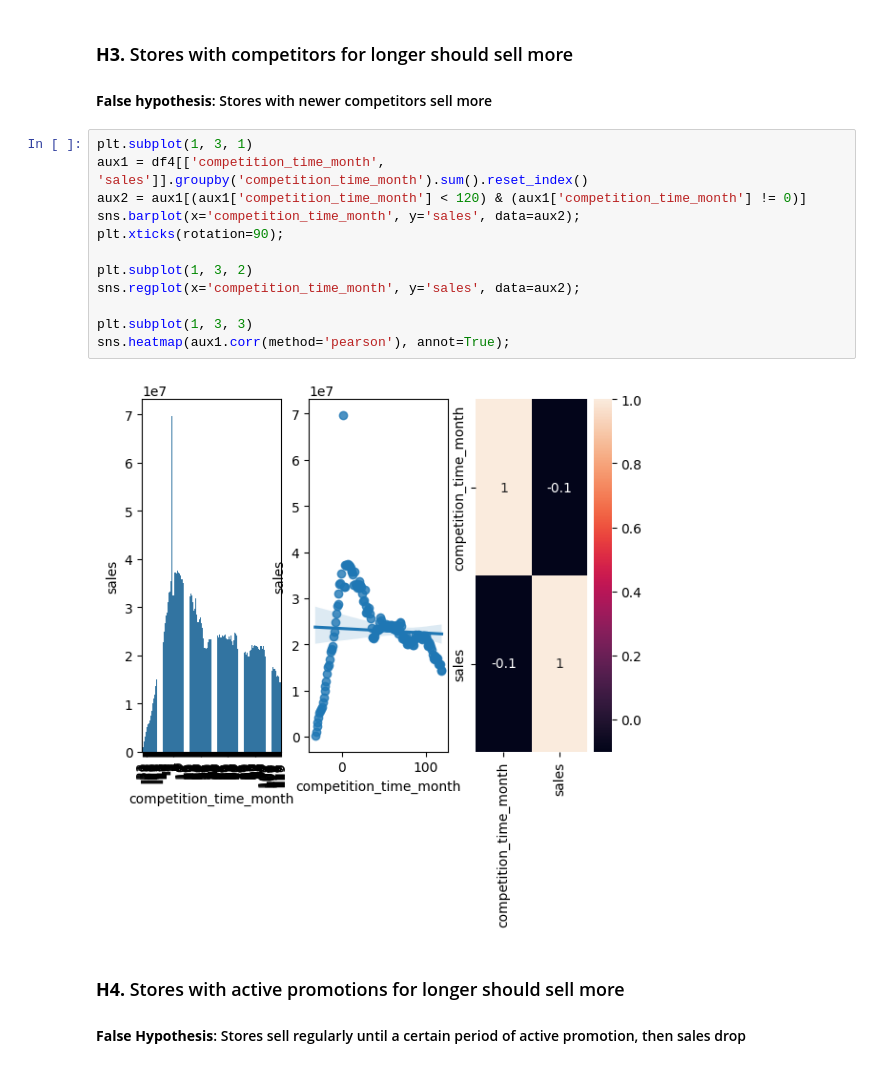
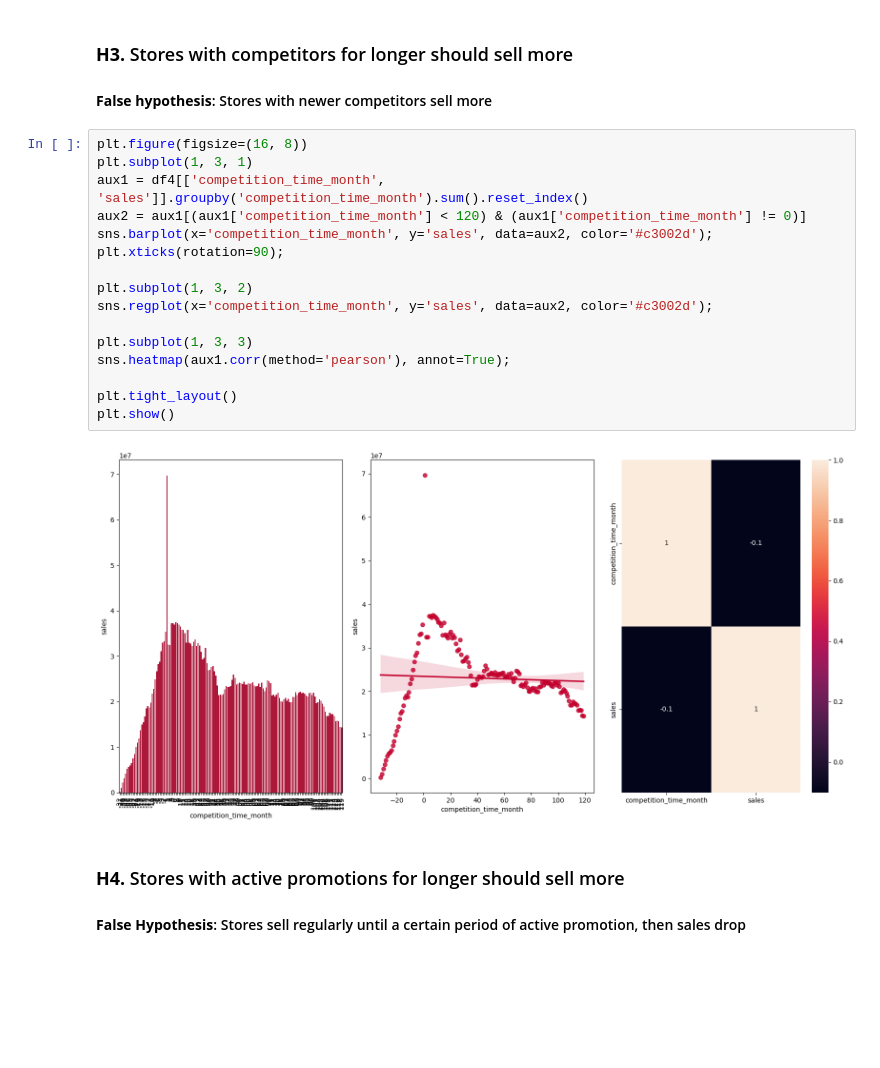
Before and after one commit to felipevalory/previsao_de_vendas, a Jupyter notebook: index.ipynb, the cells around one changed output. Drawn from its saved outputs; the diff is of its cells as text; blank space fills up the shorter version.

```diff
--- a/index.ipynb
+++ b/index.ipynb
@@ -692,19 +717,23 @@ plt.xticks(rotation=90);
 
 #### **False hypothesis**: Stores with newer competitors sell more
 # %%
+plt.figure(figsize=(16, 8))
 plt.subplot(1, 3, 1)
 aux1 = df4[['competition_time_month', 'sales']].groupby('competition_time_month').sum().reset_index()
 aux2 = aux1[(aux1['competition_time_month'] < 120) & (aux1['competition_time_month'] != 0)]
-sns.barplot(x='competition_time_month', y='sales', data=aux2);
+sns.barplot(x='competition_time_month', y='sales', data=aux2, color='#c3002d');
 plt.xticks(rotation=90);
 
 plt.subplot(1, 3, 2)
-sns.regplot(x='competition_time_month', y='sales', data=aux2);
+sns.regplot(x='competition_time_month', y='sales', data=aux2, color='#c3002d');
 
 plt.subplot(1, 3, 3)
 sns.heatmap(aux1.corr(method='pearson'), annot=True);
+
+plt.tight_layout()
+plt.show()
 # %% [output]
-[figure, old version]
+[figure, new version]
 # %% [markdown]
 ### **H4.** Stores with active promotions for longer should sell more
 
```
Also changed, not shown: parts of 28 cells of this notebook, 9 other files.
